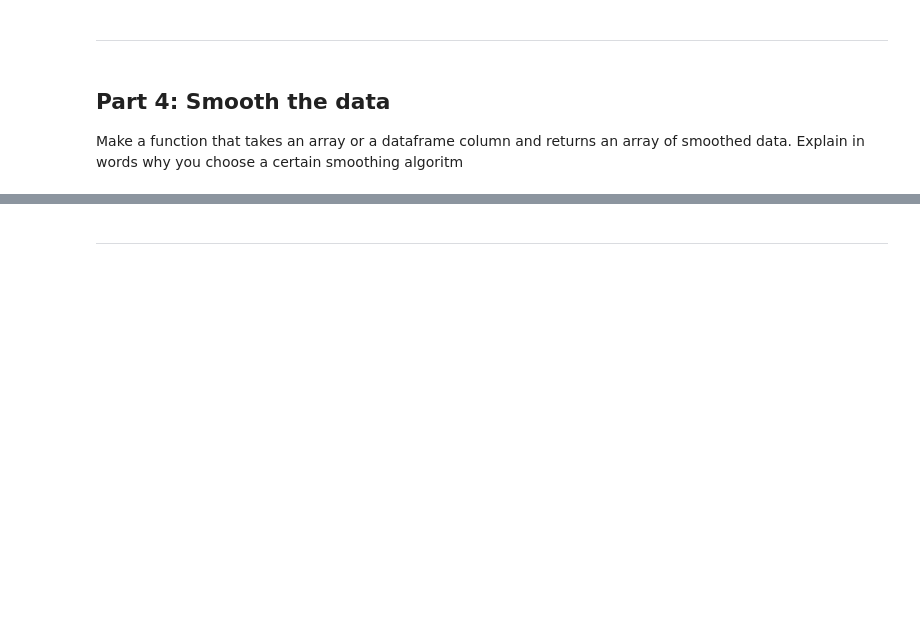
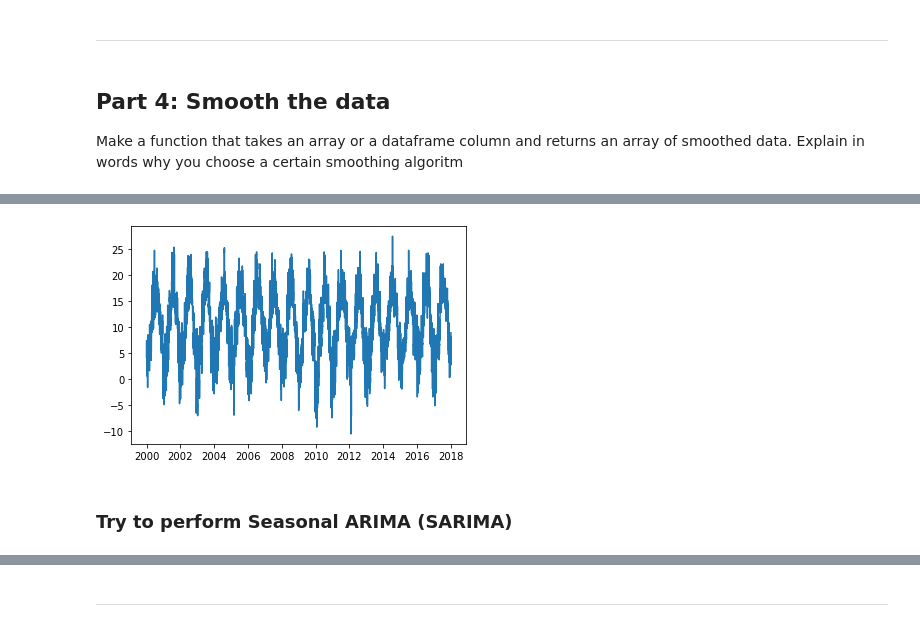
Before and after one commit to stijn-arends/BFVM19PROG1, a Jupyter notebook: assessments/Assignment_week_04.ipynb, the cells around one changed output, grey strips where cells are left out. Drawn from its saved outputs; the diff is of its cells as text; code cells hidden in the pictures; blank space fills up the shorter version.

```diff
--- a/assessments/Assignment_week_04.ipynb
+++ b/assessments/Assignment_week_04.ipynb
@@ -410,0 +515,7 @@ plt.show()
+# %%
+plt.plot(before_2018.date, before_2018.Tmean)
+plt.show()
+# %% [output]
+[figure, added]
+# %% [markdown]
+### Try to perform Seasonal ARIMA (SARIMA)
```
Also changed, not shown: parts of 11 cells of this notebook.
